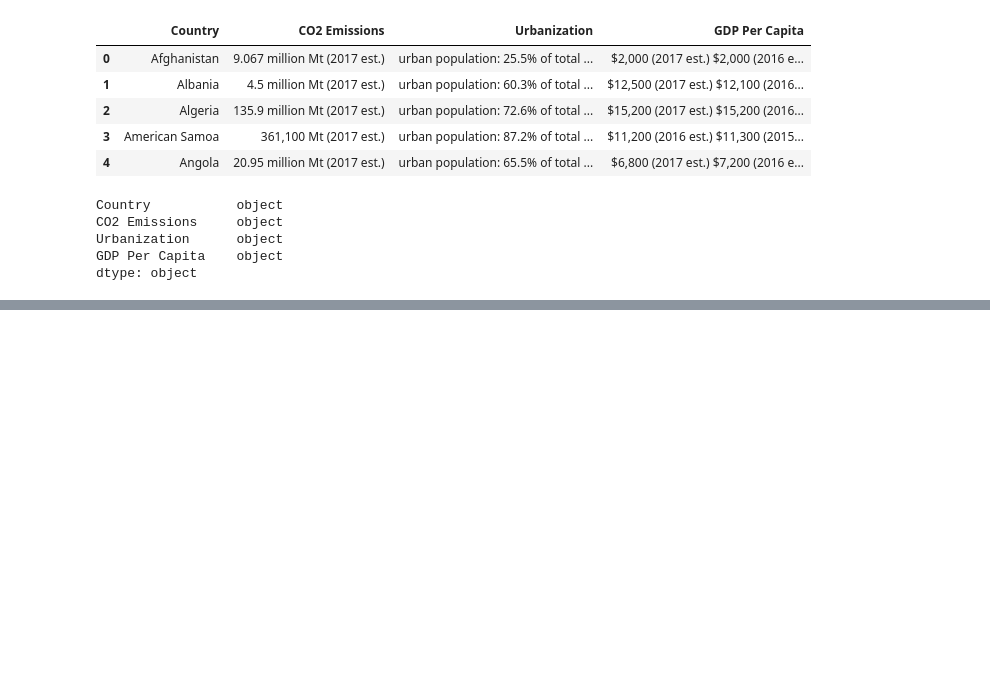
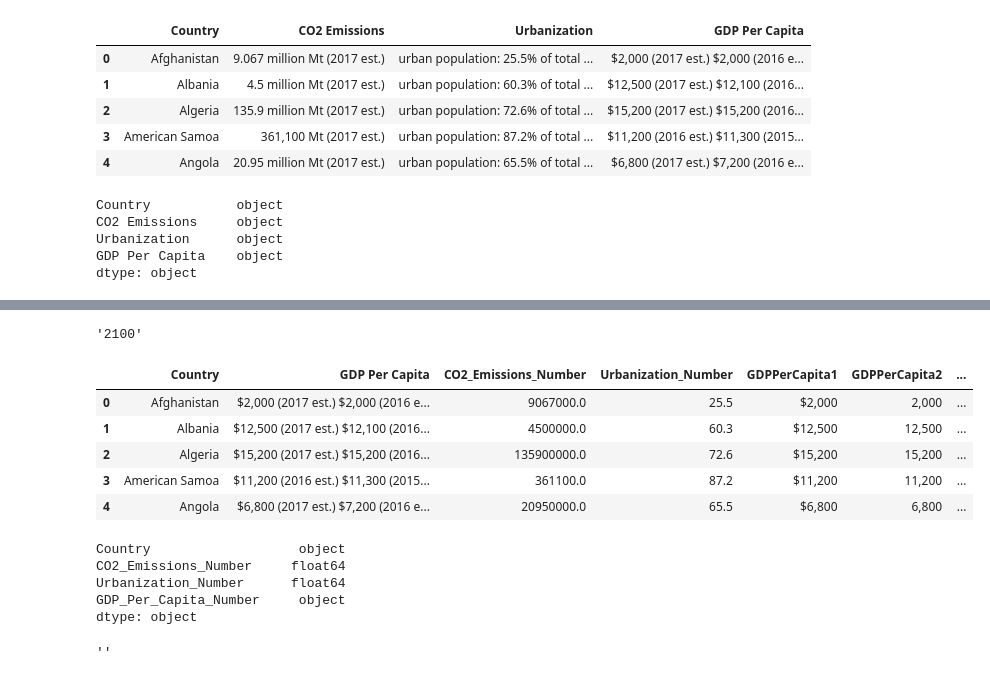
Before and after one commit to ngoodby/Final_Project_Nat, a Jupyter notebook: Nat Data Scraping and Cleaning.ipynb, the cells around one changed output, grey strips where cells are left out. Cells and saved outputs as stored; diff of their text form; code cells hidden in the pictures; blank space fills up the shorter version.

```diff
--- a/Nat Data Scraping and Cleaning.ipynb
+++ b/Nat Data Scraping and Cleaning.ipynb
@@ -142,0 +338,3 @@ data.head()
+# %%
+#dropping old Urbanization columns
+data=data.drop("Urbanization",axis=1).drop("Urbanization1",axis=1)
@@ -142,0 +352,7 @@ data.head()
+# %%
+#Split values after million
+gdppercapita=[element.split('(')[0] for element in data.iloc[:,1]]
+
+#Making the above list a new column:
+data=data.assign(GDPPerCapita1=gdppercapita)
+data.head()
@@ -142,0 +366,7 @@ data.head()
+# %%
+#Split values after million
+gdppercapita=[element.split('$')[1] for element in data.GDPPerCapita1]
+
+#Making the above list a new column:
+data=data.assign(GDPPerCapita2=gdppercapita)
+data.head()
@@ -142,0 +380,22 @@ data.head()
+# %%
+pattern='\\,'
+nothing=''
+testString='2,100'
+re.sub(pattern,nothing,testString)
+# %% [output]
+'2100'
+# %%
+#to get rid of the commas
+pattern='\\,'
+nothing=''
+newValues=[re.sub(pattern,nothing,oldValue) for oldValue in data.GDPPerCapita2]
+# %%
+data=data.assign(GDP_Per_Capita_Number=newValues)
+data.head()
+# %% [output]
+|  | Country | GDP Per Capita | CO2_Emissions_Number | Urbanization_Number | GDPPerCapita1 | GDPPerCapita2 | ... |
+| 0 | Afghanistan | $2,000 (2017 est.) $2,000 (2016 e... | 9067000.0 | 25.5 | $2,000 | 2,000 | ... |
+| 1 | Albania | $12,500 (2017 est.) $12,100 (2016... | 4500000.0 | 60.3 | $12,500 | 12,500 | ... |
+| 2 | Algeria | $15,200 (2017 est.) $15,200 (2016... | 135900000.0 | 72.6 | $15,200 | 15,200 | ... |
+| 3 | American Samoa | $11,200 (2016 est.) $11,300 (2015... | 361100.0 | 87.2 | $11,200 | 11,200 | ... |
+| 4 | Angola | $6,800 (2017 est.) $7,200 (2016 e... | 20950000.0 | 65.5 | $6,800 | 6,800 | ... |
@@ -142,0 +405,16 @@ data.head()
+# %%
+data.dtypes
+# %% [output]
+Country                   object
+CO2_Emissions_Number     float64
+Urbanization_Number      float64
+GDP_Per_Capita_Number     object
+dtype: object
+# %%
+#need to replace NA values with nothing
+pattern='NA'
+nothing=''
+testString='NA'
+re.sub(pattern,nothing,testString)
+# %% [output]
+''
```
Also changed, not shown: parts of 41 cells of this notebook, 1 other file.
